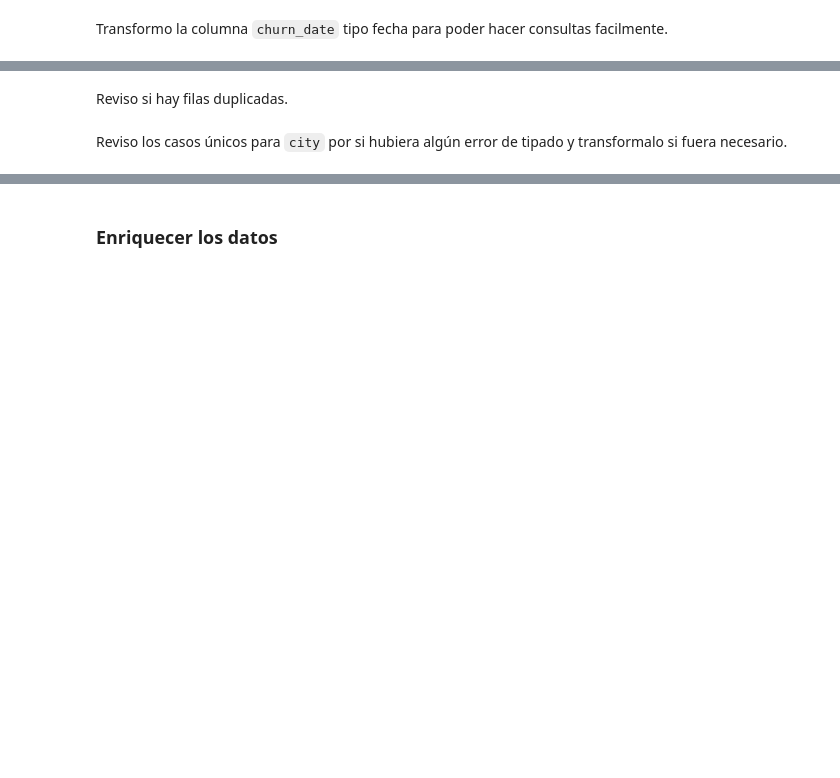
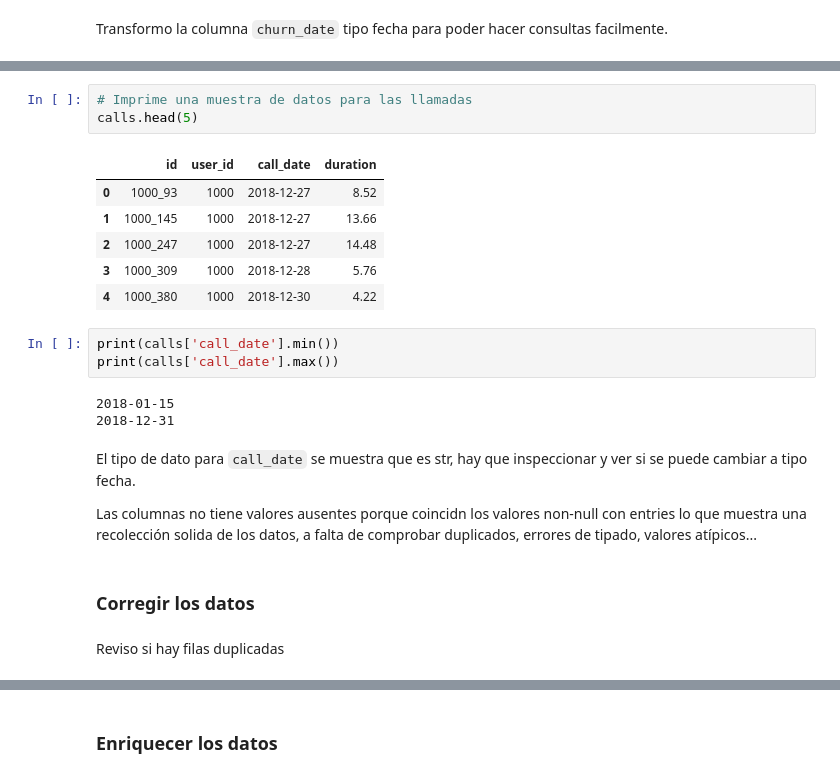
Before and after one commit to javierzmartin/Entorno_VS_JupyterLab, a Jupyter notebook: Tripleten_DS_bootcamp_Javier/Proyectos/Sprint5_Javier_Martinez_ESP.ipynb, the cells around one changed output, grey strips where cells are left out. Cells and saved outputs as stored; diff of their text form; blank space fills up the shorter version.

```diff
--- a/Tripleten_DS_bootcamp_Javier/Proyectos/Sprint5_Javier_Martinez_ESP.ipynb
+++ b/Tripleten_DS_bootcamp_Javier/Proyectos/Sprint5_Javier_Martinez_ESP.ipynb
@@ -198,4 +284,24 @@ Reviso valores minimos y máximos en la columna `age`, pura curiosidad y ver si
+# %%
+# Imprime una muestra de datos para las llamadas
+calls.head(5)
+# %% [output]
+|  | id | user_id | call_date | duration |
+| 0 | 1000_93 | 1000 | 2018-12-27 | 8.52 |
+| 1 | 1000_145 | 1000 | 2018-12-27 | 13.66 |
+| 2 | 1000_247 | 1000 | 2018-12-27 | 14.48 |
+| 3 | 1000_309 | 1000 | 2018-12-28 | 5.76 |
+| 4 | 1000_380 | 1000 | 2018-12-30 | 4.22 |
+# %%
+print(calls['call_date'].min())
+print(calls['call_date'].max())
+# %% [output]
+2018-01-15
+2018-12-31
+# %% [markdown]
+El tipo de dato para `call_date` se muestra que es str, hay que inspeccionar y ver si se puede cambiar a tipo fecha.
+
+Las columnas no tiene valores ausentes porque coincidn los valores non-null con entries lo que muestra una recolección solida de los datos, a falta de comprobar duplicados, errores de tipado, valores atípicos...
+# %% [markdown]
+### Corregir los datos
 # %% [markdown]
-Reviso si hay filas duplicadas.
+Reviso si hay filas duplicadas
-# %% [markdown]
-Reviso los casos únicos para `city` por si hubiera algún error de tipado y transformalo si fuera necesario.
```
Also changed, not shown: parts of 94 cells of this notebook.
